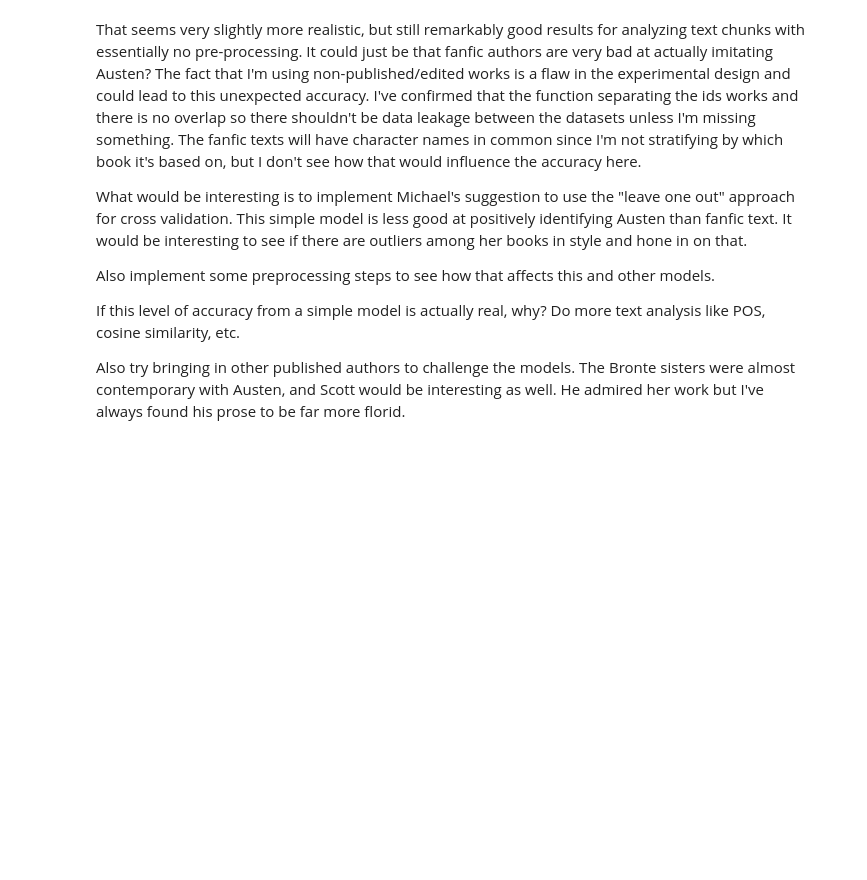
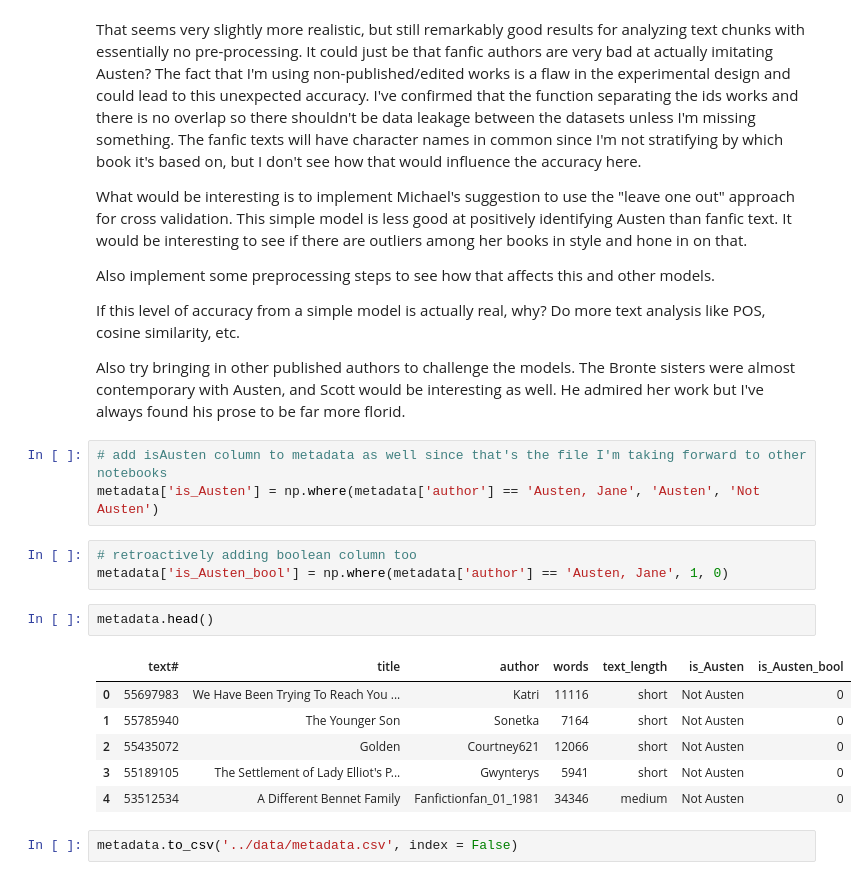
Before and after one commit to tfwhitesell/austen_revisited, a Jupyter notebook: notebooks/05_vectorizer_start.ipynb, the cells around one changed output. Saved outputs shown, nothing was run; the diff lists cells and outputs as text; blank space fills up the shorter version.

```diff
--- a/notebooks/05_vectorizer_start.ipynb
+++ b/notebooks/05_vectorizer_start.ipynb
@@ -752,3 +752,20 @@ Also implement some preprocessing steps to see how that affects this and other m
 If this level of accuracy from a simple model is actually real, why? Do more text analysis like POS, cosine similarity, etc.
 
 Also try bringing in other published authors to challenge the models. The Bronte sisters were almost contemporary with Austen, and Scott would be interesting as well. He admired her work but I've always found his prose to be far more florid.
+# %%
+# add isAusten column to metadata as well since that's the file I'm taking forward to other notebooks
+metadata['is_Austen'] = np.where(metadata['author'] == 'Austen, Jane', 'Austen', 'Not Austen')
+# %%
+# retroactively adding boolean column too
+metadata['is_Austen_bool'] = np.where(metadata['author'] == 'Austen, Jane', 1, 0)
+# %%
+metadata.head()
+# %% [output]
+|  | text# | title | author | words | text_length | is_Austen | is_Austen_bool |
+| 0 | 55697983 | We Have Been Trying To Reach You ... | Katri | 11116 | short | Not Austen | 0 |
+| 1 | 55785940 | The Younger Son | Sonetka | 7164 | short | Not Austen | 0 |
+| 2 | 55435072 | Golden | Courtney621 | 12066 | short | Not Austen | 0 |
+| 3 | 55189105 | The Settlement of Lady Elliot's P... | Gwynterys | 5941 | short | Not Austen | 0 |
+| 4 | 53512534 | A Different Bennet Family | Fanfictionfan_01_1981 | 34346 | medium | Not Austen | 0 |
+# %%
+metadata.to_csv('../data/metadata.csv', index = False)
```
Also changed, not shown: 1 other file.
